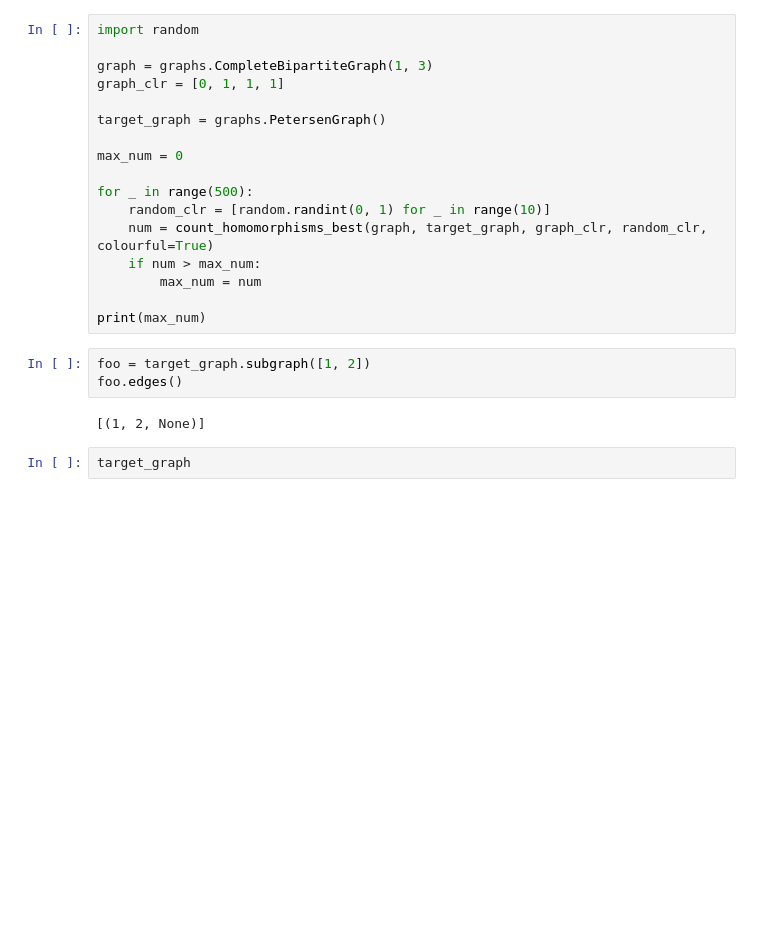
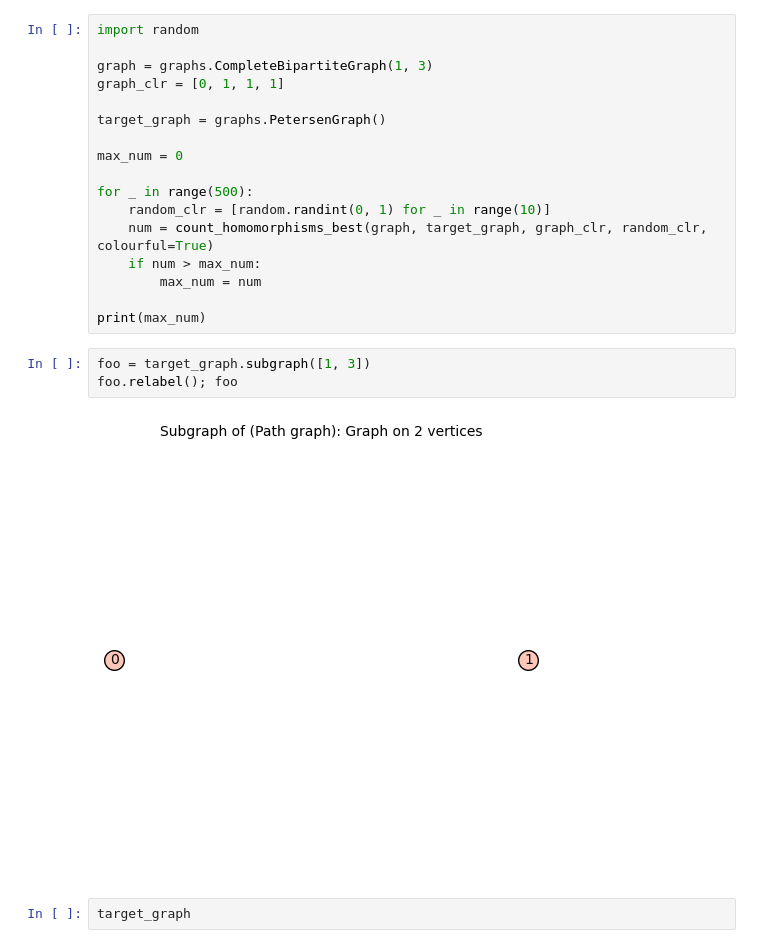
Before and after one commit to guojing0/count-graph-homs, a Jupyter notebook: hom-count-exp.ipynb, the cells around one changed output. Drawn from its saved outputs; the diff is of its cells as text; blank space fills up the shorter version.

```diff
--- a/hom-count-exp.ipynb
+++ b/hom-count-exp.ipynb
@@ -161,10 +217,10 @@ for _ in range(500):
 
 print(max_num)
 # %%
-foo = target_graph.subgraph([1, 2])
-foo.edges()
+foo = target_graph.subgraph([1, 3])
+foo.relabel(); foo
 # %% [output]
-[(1, 2, None)]
+[figure, added]
 # %%
 target_graph
 # %% [output]
```
Also changed, not shown: parts of 28 cells of this notebook.
